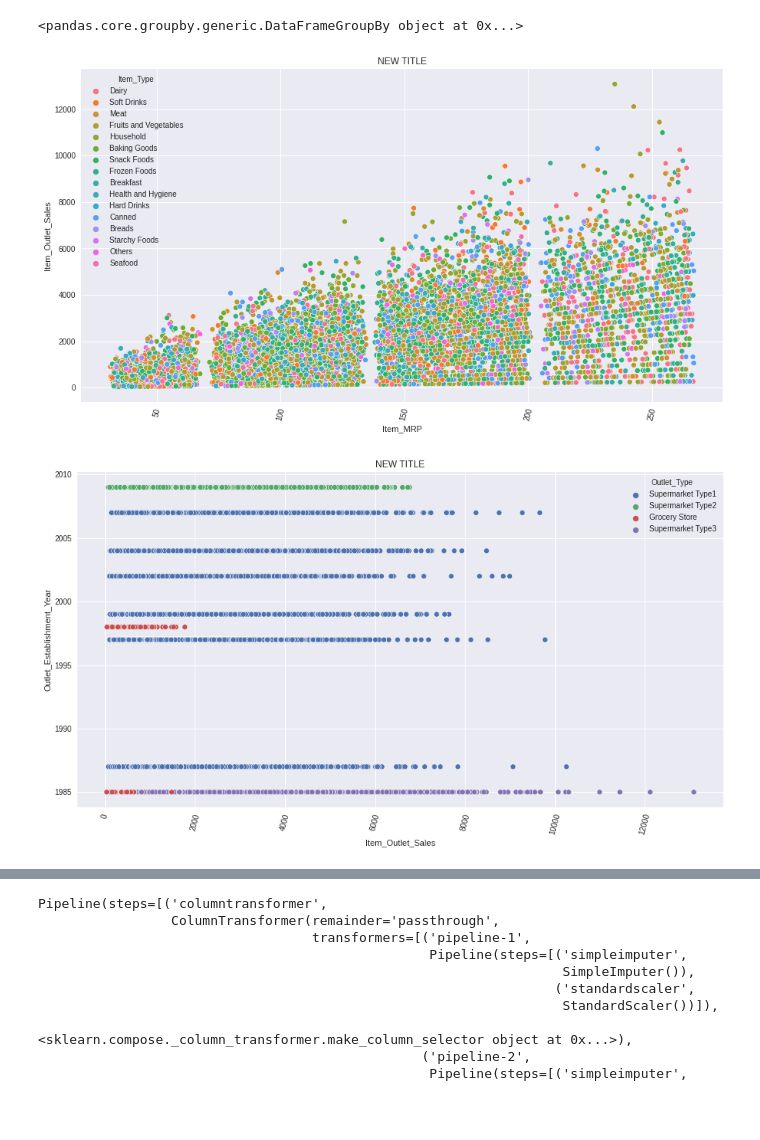
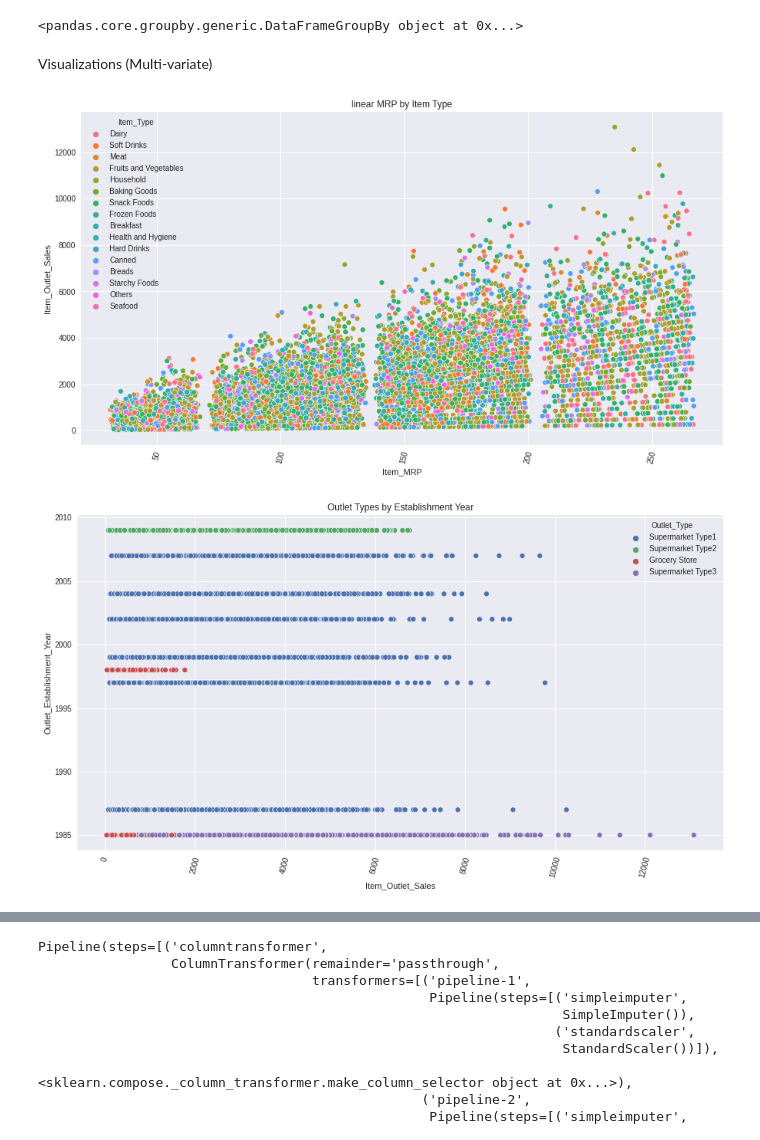
Before and after one commit to robsworld718/food-sales-predictions, a Jupyter notebook: Copy_of_food_sales_predictions.ipynb, the cells around one changed output, grey strips where cells are left out. Saved outputs shown, nothing was run; the diff lists cells and outputs as text; code cells hidden in the pictures; blank space fills up the shorter version.

```diff
--- a/Copy_of_food_sales_predictions.ipynb
+++ b/Copy_of_food_sales_predictions.ipynb
@@ -523,22 +526,25 @@ item_type_group = df.sort_values(by=('Item_MRP'), ascending=False).groupby('Item
 item_type_group
 # %% [output]
 <pandas.core.groupby.generic.DataFrameGroupBy object at 0x...>
+# %% [markdown]
+Visualizations (Multi-variate)
 # %%
 plt.figure(figsize=(15,8))
 plt.xticks(rotation=75)
-plt.title('NEW TITLE')
+plt.title('linear MRP by Item Type')
 ax = sns.scatterplot(x="Item_MRP", y="Item_Outlet_Sales", hue=df["Item_Type"], data=df)
 ## This scatterplot was constructed based on the highest correlation in our heatmap. However it really doesn't tell me much about the relation between the highest corellated columns
 # %% [output]
-[figure, old version]
+[figure, new version]
 # %%
 plt.figure(figsize=(15,8))
 plt.xticks(rotation=75)
-plt.title('NEW TITLE')
+plt.title('Outlet Types by Establishment Year')
 ax = sns.scatterplot(x="Item_Outlet_Sales", y="Outlet_Establishment_Year", hue=df["Outlet_Type"], data=df)
+plt.savefig('OTBEY.png', dpi = 300)
 ## This graph displays Oulet Sales by establishment year with Supermarket Type3 having the high sale performance.
 # %% [output]
-[figure, old version]
+[figure, new version]
 # %%
 plt.figure(figsize=(15,8))
 plt.xticks(rotation=45)
```
Also changed, not shown: parts of 20 cells of this notebook.
